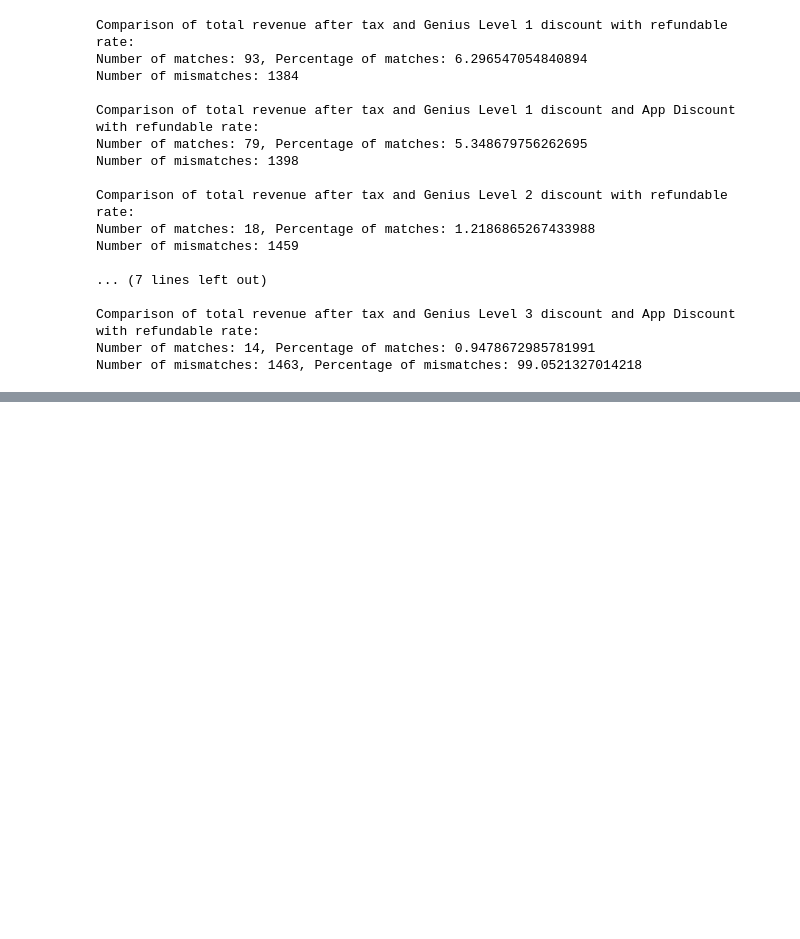
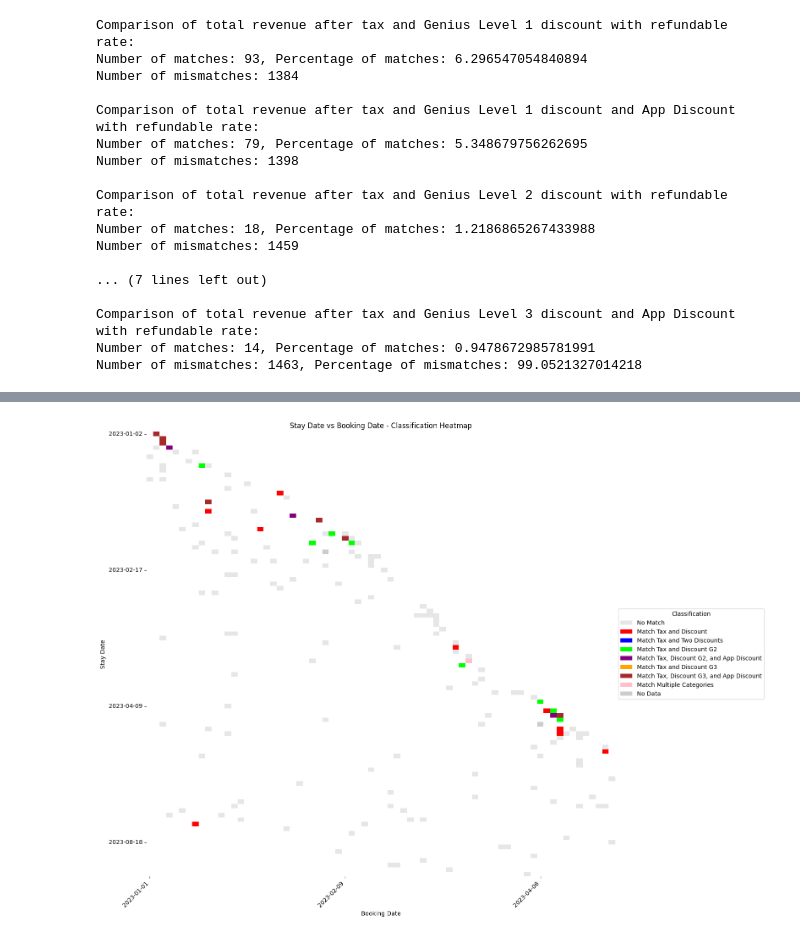
Before and after one commit to Fractal14/hotelcloud, a Jupyter notebook: detect_mismatched_prices.ipynb, the cells around one changed output, grey strips where cells are left out. Drawn from its saved outputs; the diff is of its cells as text; code cells hidden in the pictures; blank space fills up the shorter version.

```diff
--- a/detect_mismatched_prices.ipynb
+++ b/detect_mismatched_prices.ipynb
@@ -292,7 +294,7 @@ Number of rows: 1477
 | 3 | Lydia | Johnson | 6 | 127 | 2022-08-01 | 2022-08-12 | 2022-08-13 | NaN | ... |
 | 4 | Sharifah | Iyliana | 6 | 127 | 2022-08-01 | 2022-08-21 | 2022-08-22 | NaN | ... |
 # %%
-rates_comparison_df = full_rates_data[['booking_reference', 'room_revenue', 'total_revenue_after_tax', 'refundable_rate']]
+rates_comparison_df = filtered_rates_data[['booking_reference', 'room_revenue', 'total_revenue_after_tax', 'refundable_rate']]
 rates_comparison_df.head()
 # %% [output]
 |  | booking_reference | room_revenue | total_revenue_after_tax | refundable_rate |
@@ -503,0 +641,75 @@ First few rows of possible upgrades (rounded to 2 decimal places):
+# %%
+import matplotlib.pyplot as plt
+import seaborn as sns
+import pandas as pd
+import numpy as np
+
+def plot_classification_heatmap(data, start_date=None, end_date=None, figsize=(16, 12)):
+    """
+    Plot a heatmap based on the classification of each point.
+    """
+    # Convert date columns to datetime if they're not already
+    data['created_date'] = pd.to_datetime(data['created_date'])
+    data['check_in'] = pd.to_datetime(data['check_in'])
+
+    # Filter data based on booking date range if provided
+    if start_date:
+        start_date = pd.to_datetime(start_date)
+        data = data[data['created_date'] >= start_date]
+    if end_date:
+        end_date = pd.to_datetime(end_date)
+        data = data[data['created_date'] <= end_date]
+
+    # Create a pivot table with classifications
+    pivot_data = data.pivot_table(
+        values='classification',
+        index=data['check_in'].dt.to_period('D'),
+        columns=data['created_date'].dt.to_period('D'),
+        aggfunc=lambda x: x.mode().iat[0] if len(x) > 0 else 'No Data'
+    )
+
+    # Define colors for each classification
+    color_map = {
+        'No Match': '#E6E6E6',  # White
+        'Match Tax and Discount': '#FF0000',  # Red
+        'Match Tax and Two Discounts': '#0000FF',  # Blue
+        'Match Tax and Discount G2': '#00FF00',  # Green
+        'Match Tax, Discount G2, and App Discount': '#800080',  # Purple
+        'Match Tax and Discount G3': '#FFA500',  # Orange
+        'Match Tax, Discount G3, and App Discount': '#A52A2A',  # Brown
+        'Match Multiple Categories': '#FFC0CB',  # Pink
+        'No Data': '#CCCCCC'  # Light Gray
+    }
+
+    # Create a custom colormap
+    cmap = sns.color_palette([color_map[cat] for cat in color_map.keys()])
+
+    # Create the heatmap
+    fig, ax = plt.subplots(figsize=figsize)
+    sns.heatmap(pivot_data.replace(color_map.keys(), range(len(color_map))),
+                cmap=cmap,
+                cbar=False,
+                xticklabels=30,
+                yticklabels=30,
+                ax=ax)
+
+    # Set labels and title
+    ax.set_xlabel('Booking Date')
+    ax.set_ylabel('Stay Date')
+    ax.set_title('Stay Date vs Booking Date - Classification Heatmap')
+
+    # Rotate x-axis labels for better readability
+    plt.xticks(rotation=45, ha='right')
+    plt.yticks(rotation=0)
+
+    # Add legend
+    legend_elements = [plt.Rectangle((0,0),1,1, facecolor=color, edgecolor='none') for color in color_map.values()]
+    ax.legend(legend_elements, color_map.keys(), title='Classification', loc='center left', bbox_to_anchor=(1, 0.5))
+
+    plt.tight_layout()
+    plt.show()
+
+# Example usage:
+plot_classification_heatmap(filtered_rates_data, start_date='2023-01-01', end_date='2023-04-20')
+# %% [output]
+[figure, added]
```
Also changed, not shown: parts of 11 cells of this notebook, 6 other files.
